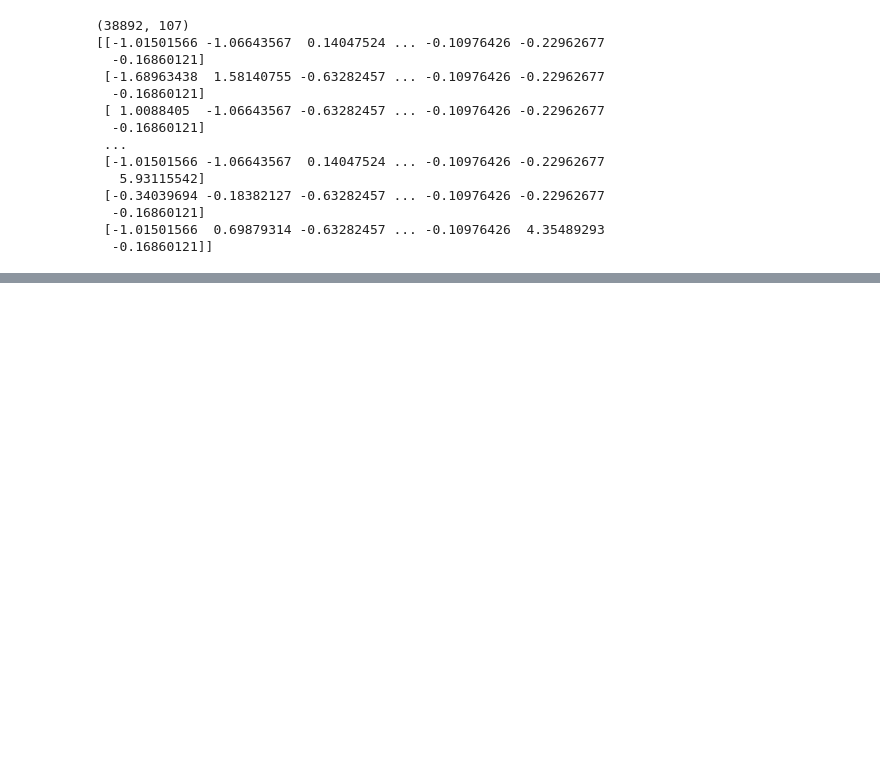
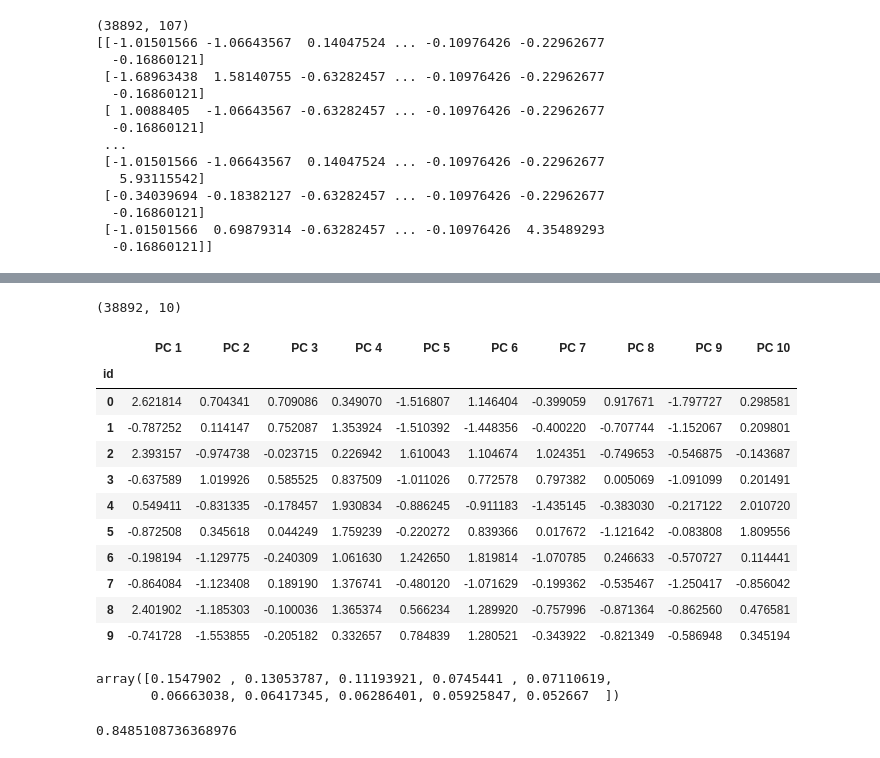
Before and after one commit to bpiffard/Capstone_Final_Group_Project, a Jupyter notebook: customer_PCA.ipynb, the cells around one changed output, grey strips where cells are left out. Saved outputs shown, nothing was run; the diff lists cells and outputs as text; code cells hidden in the pictures; blank space fills up the shorter version.

Commit message:
Add labelencoded file

```diff
--- a/customer_PCA.ipynb
+++ b/customer_PCA.ipynb
@@ -271,0 +276,9 @@ pca_6c.explained_variance_ratio_.sum()
+# %%
+# Use labelEncoder to encode categorical columns.
+label_encoder = preprocessing.LabelEncoder()
+df2 = df
+
+for var in cat:
+    df2[var] = label_encoder.fit_transform(df2[var])
+
+df2[cat].head()
@@ -271,0 +335,5 @@ pca_6c.explained_variance_ratio_.sum()
+# %%
+# Display label encoded data frame
+X2 = df2
+print(f"There are {X2.shape[0]} rows and {X2.shape[1]} columns.")
+X2.head()
@@ -271,0 +348,5 @@ pca_6c.explained_variance_ratio_.sum()
+# %%
+# Standardize the data with StandardScalar()
+X2_scaled = StandardScaler().fit_transform(X2)
+print(X2_scaled.shape)
+print(X2_scaled)
@@ -271,0 +516,5 @@ pca_6c.explained_variance_ratio_.sum()
+# %%
+# Using PCA to reduce dimension to ten principal components.
+pca_10c = PCA(n_components=10)
+X2_pca= pca_10c.fit_transform(X2_scaled)
+print(X2_pca)
@@ -271,0 +535,32 @@ pca_6c.explained_variance_ratio_.sum()
+# %%
+# Create a DataFrame with the ten principal components.
+pcs_df = pd.DataFrame(
+    data=X2_pca,
+    columns=["PC 1", "PC 2", "PC 3", "PC 4", "PC 5", "PC 6", "PC 7", "PC 8", "PC 9", "PC 10"],
+    index=customer_df['id']
+)
+print(pcs_df.shape)
+pcs_df.head(10)
+# %% [output]
+(38892, 10)
+|  | PC 1 | PC 2 | PC 3 | PC 4 | PC 5 | PC 6 | PC 7 | PC 8 | PC 9 | PC 10 |
+| id |  |  |  |  |  |  |  |  |  |  |
+| 0 | 2.621814 | 0.704341 | 0.709086 | 0.349070 | -1.516807 | 1.146404 | -0.399059 | 0.917671 | -1.797727 | 0.298581 |
+| 1 | -0.787252 | 0.114147 | 0.752087 | 1.353924 | -1.510392 | -1.448356 | -0.400220 | -0.707744 | -1.152067 | 0.209801 |
+| 2 | 2.393157 | -0.974738 | -0.023715 | 0.226942 | 1.610043 | 1.104674 | 1.024351 | -0.749653 | -0.546875 | -0.143687 |
+| 3 | -0.637589 | 1.019926 | 0.585525 | 0.837509 | -1.011026 | 0.772578 | 0.797382 | 0.005069 | -1.091099 | 0.201491 |
+| 4 | 0.549411 | -0.831335 | -0.178457 | 1.930834 | -0.886245 | -0.911183 | -1.435145 | -0.383030 | -0.217122 | 2.010720 |
+| 5 | -0.872508 | 0.345618 | 0.044249 | 1.759239 | -0.220272 | 0.839366 | 0.017672 | -1.121642 | -0.083808 | 1.809556 |
+| 6 | -0.198194 | -1.129775 | -0.240309 | 1.061630 | 1.242650 | 1.819814 | -1.070785 | 0.246633 | -0.570727 | 0.114441 |
+| 7 | -0.864084 | -1.123408 | 0.189190 | 1.376741 | -0.480120 | -1.071629 | -0.199362 | -0.535467 | -1.250417 | -0.856042 |
+| 8 | 2.401902 | -1.185303 | -0.100036 | 1.365374 | 0.566234 | 1.289920 | -0.757996 | -0.871364 | -0.862560 | 0.476581 |
+| 9 | -0.741728 | -1.553855 | -0.205182 | 0.332657 | 0.784839 | 1.280521 | -0.343922 | -0.821349 | -0.586948 | 0.345194 |
+# %%
+pca_10c.explained_variance_ratio_
+# %% [output]
+array([0.1547902 , 0.13053787, 0.11193921, 0.0745441 , 0.07110619,
+       0.06663038, 0.06417345, 0.06286401, 0.05925847, 0.052667  ])
+# %%
+pca_10c.explained_variance_ratio_.sum()
+# %% [output]
+0.8485108736368976
```
Also changed, not shown: parts of 38 cells of this notebook, 4 other files.
